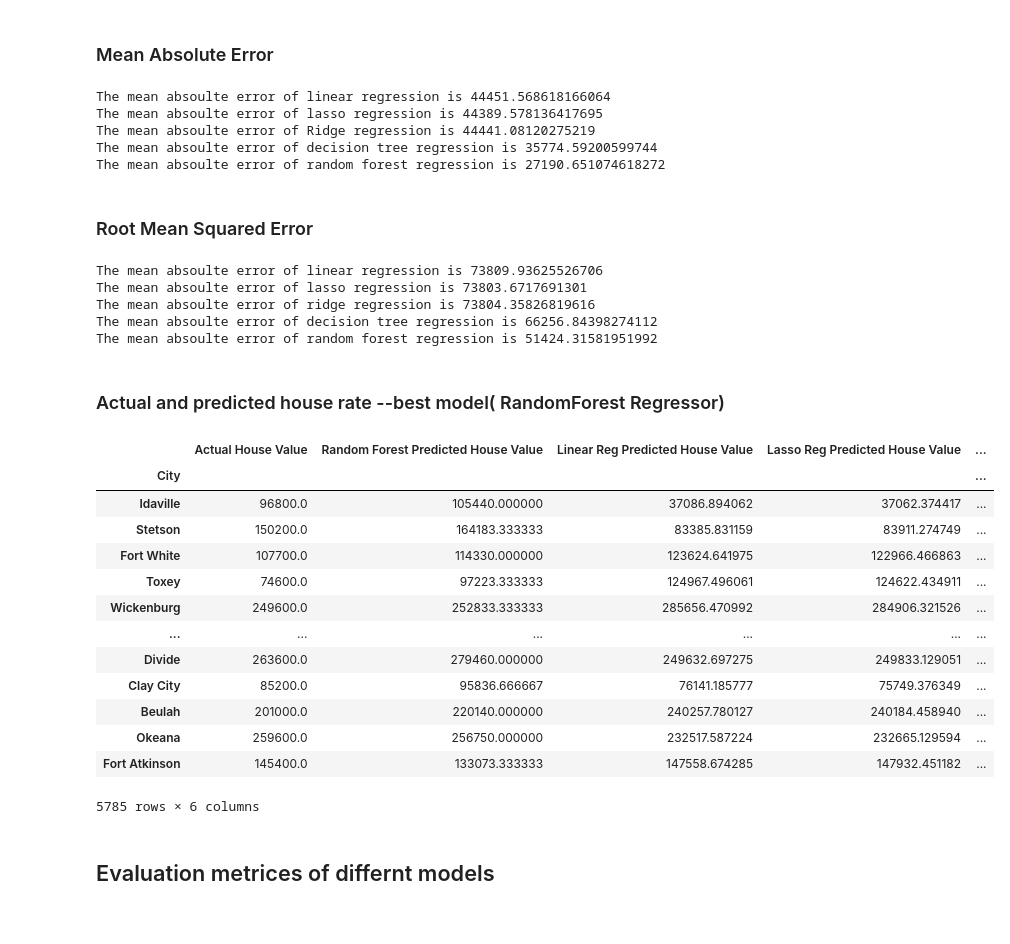
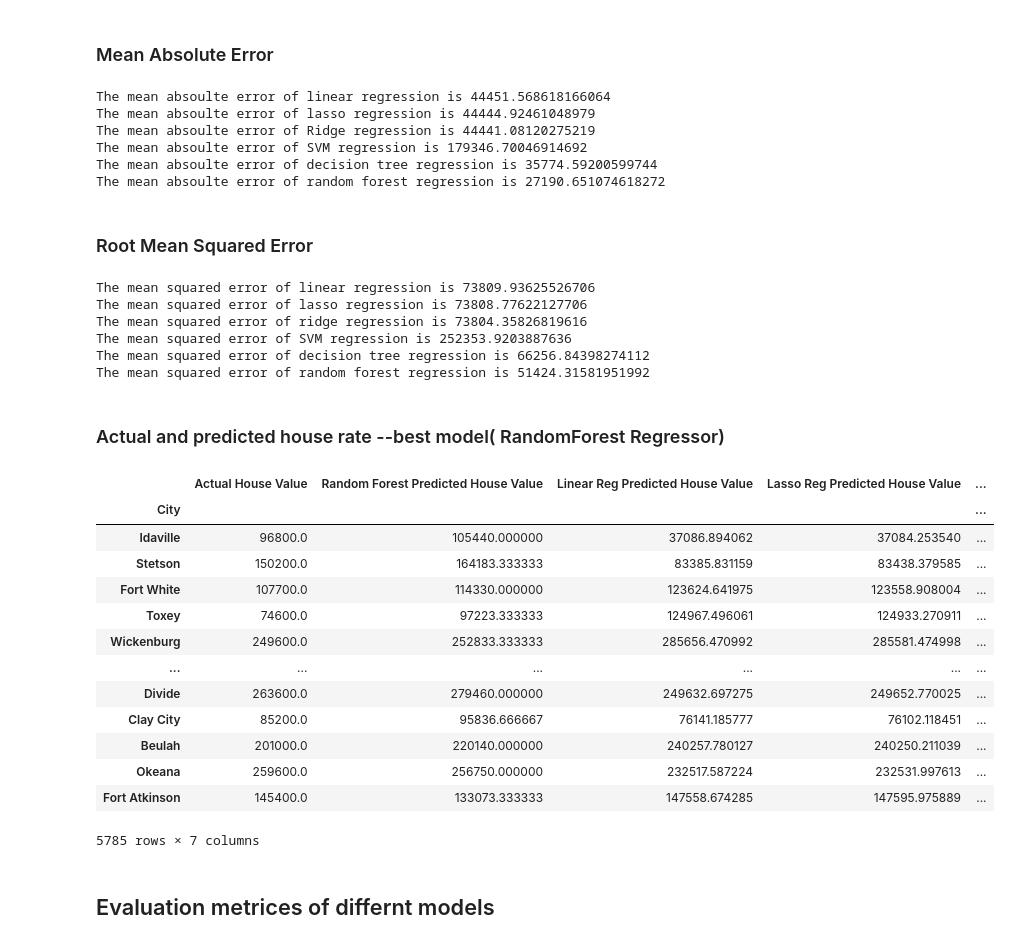
Before and after one commit to pandeysudip/housing-price, a Jupyter notebook: model_building.ipynb, the cells around one changed output. Drawn from its saved outputs; the diff is of its cells as text; code cells hidden in the pictures.

```diff
--- a/model_building.ipynb
+++ b/model_building.ipynb
@@ -223,5 +316,5 @@ plt.show()
 # %%
 #choosing the best alpha
-lrl=Lasso(alpha=100)
+lrl=Lasso(alpha=10)
 lrl.fit(X_train, y_train)
 # %% [output]
@@ -269,0 +355,4 @@ Ridge()
+# %%
+# Make a svm regression instance
+svm=LinearSVR(epsilon=1.5)
+svm.fit(X_train, y_train)
@@ -539,6 +580,7 @@ sorted(zip(feature_importances, col), reverse=True)
 y_pred_lr=lr.predict(X_test)     #linear
 y_pred_lrl=lrl.predict(X_test)   #lasso
 y_pred_lrr=lrr.predict(X_test)   #Ridge
+y_pred_svm=svm.predict(X_test)   #svm
 y_pred_dt=dt_b.predict(X_test)   #Dicision tree
 y_pred_rf=rf_b.predict(X_test)   #Random forest
 # %% [markdown]
@@ -554,6 +596,9 @@ print(f'The mean absoulte error of lasso regression is {lin_mae_lrl}')
 lin_mae_lrr=mean_absolute_error(y_test, y_pred_lrr)
 print(f'The mean absoulte error of Ridge regression is {lin_mae_lrr}')
 
+lin_mae_svm=mean_absolute_error(y_test, y_pred_svm)
+print(f'The mean absoulte error of SVM regression is {lin_mae_svm}')
+
 lin_mae_dt=mean_absolute_error(y_test, y_pred_dt)
 print(f'The mean absoulte error of decision tree regression is {lin_mae_dt}')
 
@@ -561,8 +606,9 @@ lin_mae_rf=mean_absolute_error(y_test, y_pred_rf)
 print(f'The mean absoulte error of random forest regression is {lin_mae_rf}')
 # %% [output]
 The mean absoulte error of linear regression is 44451.568618166064
-The mean absoulte error of lasso regression is 44389.578136417695
+The mean absoulte error of lasso regression is 44444.92461048979
 The mean absoulte error of Ridge regression is 44441.08120275219
+The mean absoulte error of SVM regression is 179346.70046914692
 The mean absoulte error of decision tree regression is 35774.59200599744
 The mean absoulte error of random forest regression is 27190.651074618272
 # %% [markdown]
@@ -571,55 +617,61 @@ The mean absoulte error of random forest regression is 27190.651074618272
 #regression matrices-mean squared error(give you the prediction error)
 lin_mse_lr=mean_squared_error(y_test, y_pred_lr)
 lin_rmse_lr=np.sqrt(lin_mse_lr)
-print(f'The mean absoulte error of linear regression is {lin_rmse_lr}')
+print(f'The mean squared error of linear regression is {lin_rmse_lr}')
 
 lin_mse_lrl=mean_squared_error(y_test, y_pred_lrl)
 lin_rmse_lrl=np.sqrt(lin_mse_lrl)
-print(f'The mean absoulte error of lasso regression is {lin_rmse_lrl}')
+print(f'The mean squared error of lasso regression is {lin_rmse_lrl}')
 
 lin_mse_lrr=mean_squared_error(y_test, y_pred_lrr)
 lin_rmse_lrr=np.sqrt(lin_mse_lrr)
-print(f'The mean absoulte error of ridge regression is {lin_rmse_lrr}')
+print(f'The mean squared error of ridge regression is {lin_rmse_lrr}')
+
+lin_mse_svm=mean_squared_error(y_test, y_pred_svm)
+lin_rmse_svm=np.sqrt(lin_mse_svm)
+print(f'The mean squared error of SVM regression is {lin_rmse_svm}')
 
 lin_mse_dt=mean_squared_error(y_test, y_pred_dt)
 lin_rmse_dt=np.sqrt(lin_mse_dt)
-print(f'The mean absoulte error of decision tree regression is {lin_rmse_dt}')
+print(f'The mean squared error of decision tree regression is {lin_rmse_dt}')
 
 lin_mse_rf=mean_squared_error(y_test, y_pred_rf)
 lin_rmse_rf=np.sqrt(lin_mse_rf)
-print(f'The mean absoulte error of random forest regression is {lin_rmse_rf}')
+print(f'The mean squared error of random forest regression is {lin_rmse_rf}')
 # %% [output]
-The mean absoulte error of linear regression is 73809.93625526706
-The mean absoulte error of lasso regression is 73803.6717691301
-The mean absoulte error of ridge regression is 73804.35826819616
-The mean absoulte error of decision tree regression is 66256.84398274112
-The mean absoulte error of random forest regression is 51424.31581951992
+The mean squared error of linear regression is 73809.93625526706
+The mean squared error of lasso regression is 73808.77622127706
+The mean squared error of ridge regression is 73804.35826819616
+The mean squared error of SVM regression is 252353.9203887636
+The mean squared error of decision tree regression is 66256.84398274112
+The mean squared error of random forest regression is 51424.31581951992
 # %% [markdown]
 ### Actual and predicted house rate --best model( RandomForest Regressor)
 # %%
 #Actual and predicated value of house using our best model
 house_value=pd.DataFrame({'Actual House Value':y_test,
                 'Random Forest Predicted House Value':y_pred_rf,
                 'Linear Reg Predicted House Value':y_pred_lr,
                 'Lasso Reg Predicted House Value':y_pred_lrl,
                 'Ridge Reg Predicted House Value':y_pred_lrr,
-                'Decesion Tree Predicted House Value':y_pred_dt},index=test_index)
+                'Decesion Tree Predicted House Value':y_pred_dt,
+                 'SVM Predicted House Value':y_pred_svm},index=test_index)
 house_value
 # %% [output]
 |  | Actual House Value | Random Forest Predicted House Value | Linear Reg Predicted House Value | Lasso Reg Predicted House Value | ... |
 | City |  |  |  |  | ... |
-| Idaville | 96800.0 | 105440.000000 | 37086.894062 | 37062.374417 | ... |
-| Stetson | 150200.0 | 164183.333333 | 83385.831159 | 83911.274749 | ... |
-| Fort White | 107700.0 | 114330.000000 | 123624.641975 | 122966.466863 | ... |
-| Toxey | 74600.0 | 97223.333333 | 124967.496061 | 124622.434911 | ... |
-| Wickenburg | 249600.0 | 252833.333333 | 285656.470992 | 284906.321526 | ... |
+| Idaville | 96800.0 | 105440.000000 | 37086.894062 | 37084.253540 | ... |
+| Stetson | 150200.0 | 164183.333333 | 83385.831159 | 83438.379585 | ... |
+| Fort White | 107700.0 | 114330.000000 | 123624.641975 | 123558.908004 | ... |
+| Toxey | 74600.0 | 97223.333333 | 124967.496061 | 124933.270911 | ... |
+| Wickenburg | 249600.0 | 252833.333333 | 285656.470992 | 285581.474998 | ... |
 | ... | ... | ... | ... | ... | ... |
-| Divide | 263600.0 | 279460.000000 | 249632.697275 | 249833.129051 | ... |
-| Clay City | 85200.0 | 95836.666667 | 76141.185777 | 75749.376349 | ... |
-| Beulah | 201000.0 | 220140.000000 | 240257.780127 | 240184.458940 | ... |
-| Okeana | 259600.0 | 256750.000000 | 232517.587224 | 232665.129594 | ... |
-| Fort Atkinson | 145400.0 | 133073.333333 | 147558.674285 | 147932.451182 | ... |
+| Divide | 263600.0 | 279460.000000 | 249632.697275 | 249652.770025 | ... |
+| Clay City | 85200.0 | 95836.666667 | 76141.185777 | 76102.118451 | ... |
+| Beulah | 201000.0 | 220140.000000 | 240257.780127 | 240250.211039 | ... |
+| Okeana | 259600.0 | 256750.000000 | 232517.587224 | 232531.997613 | ... |
+| Fort Atkinson | 145400.0 | 133073.333333 | 147558.674285 | 147595.975889 | ... |
-5785 rows × 6 columns
+5785 rows × 7 columns
 # %% [markdown]
 ## Evaluation metrices of differnt models
 # %%
```
Also changed, not shown: parts of 51 cells of this notebook, 2 other files.
